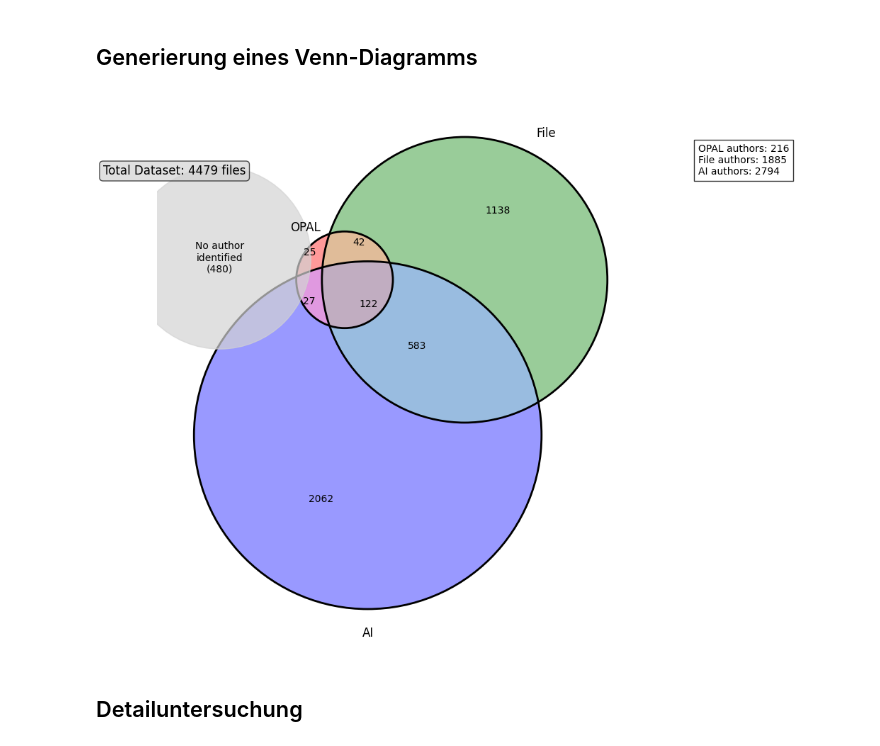
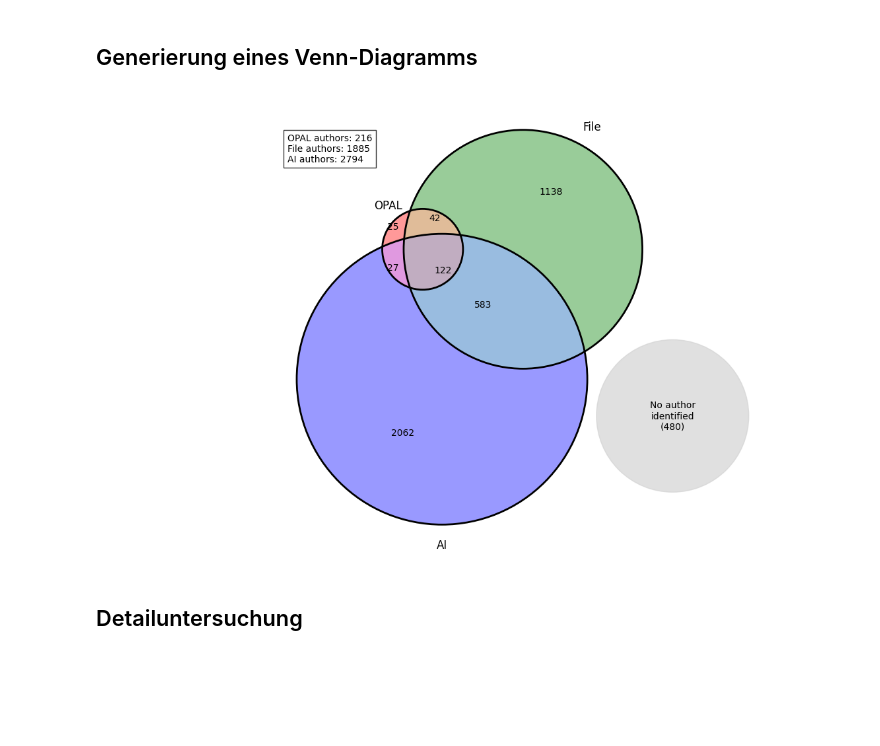
Before and after one commit to TUBAF-IFI-ConnectedLecturer/Data_analysis, a Jupyter notebook: OPAL/names/check_names.ipynb, the cells around one changed output. Cells and saved outputs as stored; diff of their text form; code cells hidden in the pictures; blank space fills up the shorter version.

```diff
--- a/OPAL/names/check_names.ipynb
+++ b/OPAL/names/check_names.ipynb
@@ -9,7 +9,7 @@ sys.path.append('../../src')
 from DataHandler import DataHandler
 # %%
 dataHandler = DataHandler("../config.yaml")
-df_aimeta = dataHandler.load_data("files.df_aimeta")
-df_filemeta = dataHandler.load_data("files.df_filesmeta")
-df_opalmeta = dataHandler.load_data("files.df_opalmeta")
+df_aimeta = dataHandler.load_data("data_files.raw_data.df_aimeta")
+df_filemeta = dataHandler.load_data("data_files.raw_data.df_filesmeta")
+df_opalmeta = dataHandler.load_data("data_files.raw_data.df_opalmeta")
 # %% [output]
@@ -431,8 +432,10 @@ opal_ai_only = opal_ai_intersection - all_intersection
 file_ai_only = file_ai_intersection - all_intersection
 
 # Create figure with specific size
-plt.figure(figsize=(12, 8))
+plt.figure(figsize=(14, 10))
 ax = plt.gca()
+ax.set_xlim(-1.5, 10.5)
+ax.set_ylim(-1.2, 1.2)
 
 # Create the Venn diagram - centered in our figure
 venn = venn3(
@@ -449,41 +452,42 @@ venn = venn3(
 )
 
 # Add circles for better visibility of the Venn diagram
 venn3_circles(subsets=(
     opal_only, file_only, opal_file_only,
     ai_only, opal_ai_only, file_ai_only,
     all_intersection
 ))
 
 
 # Customize the diagram
 #plt.title('Overlap of Author Names within Dataset', fontsize=16)
 
 # Calculate "no author identified" count
 no_author_identified = total_dataset_size - (opal_count + file_count + ai_count -
                                            opal_file_intersection - opal_ai_intersection -
                                            file_ai_intersection + all_intersection)
 
 no_author_radius = np.sqrt(no_author_identified / np.pi) / 50  # Skaliere angemessen
 if no_author_identified > 0:  # Nur anzeigen, wenn es solche Dokumente gibt
-    no_author_circle = plt.Circle((-0.5, 0.3), no_author_radius,
+    no_author_circle = plt.Circle((0.65, -0.3), no_author_radius,
                                   color='lightgray', alpha=0.7)
     ax.add_patch(no_author_circle)
-    plt.text(-0.5, 0.3, f"No author\nidentified\n({no_author_identified})",
+    plt.text(0.65, -0.3, f"No author\nidentified\n({no_author_identified})",
              ha='center', va='center', fontsize=10)
 
 # Add annotation for total dataset
-plt.figtext(0.15, 0.85, f"Total Dataset: {total_dataset_size} files",
-            bbox=dict(facecolor='lightgray', alpha=0.7, boxstyle='round'), fontsize=12)
+#plt.figtext(0.15, 0.85, f"Total Dataset: {total_dataset_size} files",
+#            bbox=dict(facecolor='lightgray', alpha=0.7, boxstyle='round'), fontsize=12)
 
 # Display counts for each system
-plt.figtext(0.85, 0.85, f"OPAL authors: {opal_count}\nFile authors: {file_count}\nAI authors: {ai_count}",
+plt.figtext(0.3, 0.75, f"OPAL authors: {opal_count}\nFile authors: {file_count}\nAI authors: {ai_count}",
             bbox=dict(facecolor='white', alpha=0.8), fontsize=10)
+plt.xlim(-1.2, 1.2)
+plt.subplots_adjust(left=0.1, right=0.9, top=0.9, bottom=0.1)
 
-plt.tight_layout()
-plt.show()
+plt.savefig('venn_diagram.png', bbox_inches='tight', dpi=300)
 # %% [output]
-[figure, old version]
+[figure, new version]
 # %% [markdown]
 ## Detailuntersuchung
 # %%
```
Also changed, not shown: parts of 5 cells of this notebook, 2 other files.
